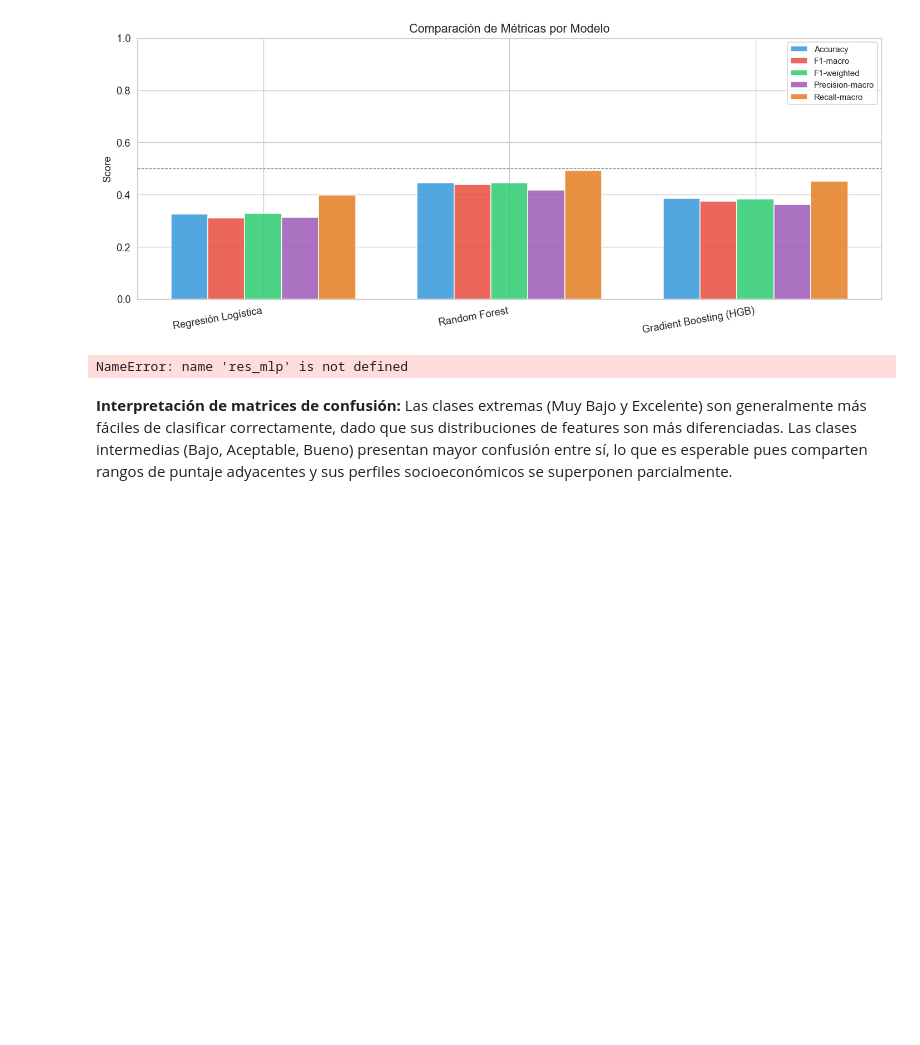
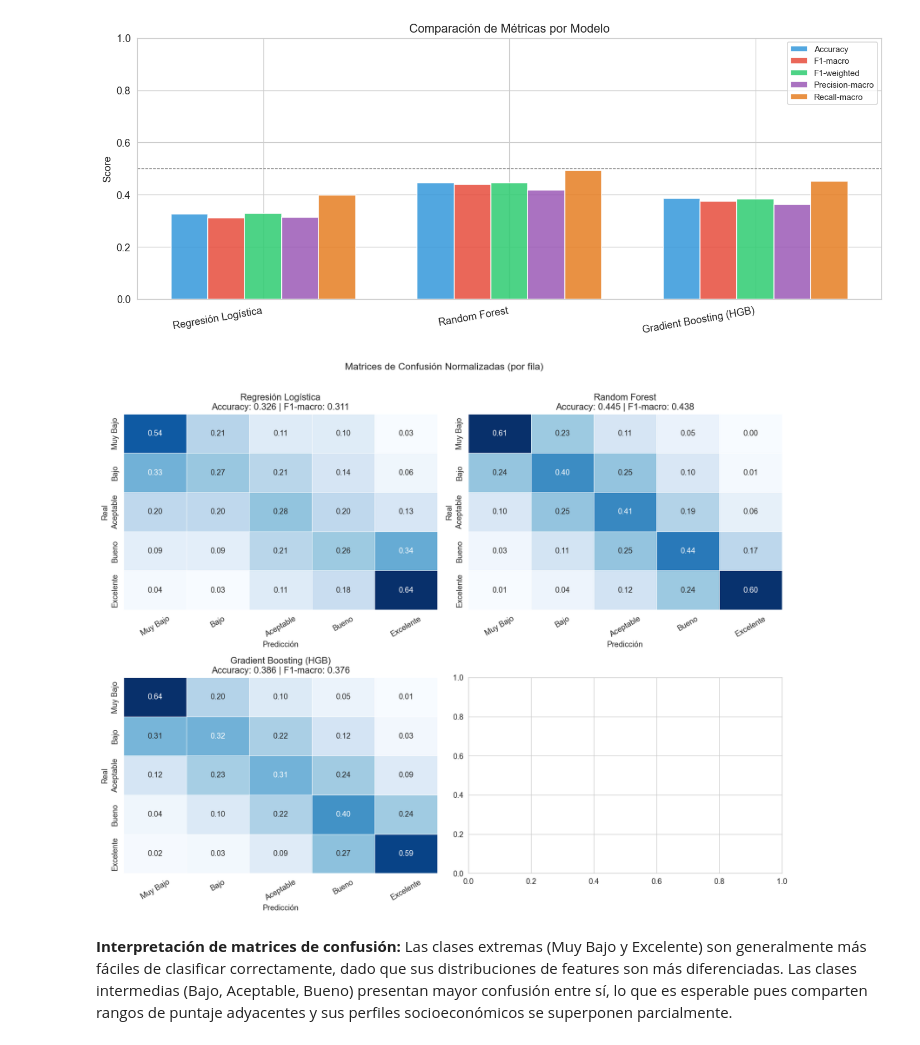
Before and after one commit to ccarvajalesc/PUJ-ML-Proyecto, a Jupyter notebook: Notebooks/Saber11_ML_Proyecto.ipynb, the cells around one changed output. Drawn from its saved outputs; the diff is of its cells as text; code cells hidden in the pictures; blank space fills up the shorter version.

```diff
--- a/Notebooks/Saber11_ML_Proyecto.ipynb
+++ b/Notebooks/Saber11_ML_Proyecto.ipynb
@@ -992,31 +1108,31 @@ plt.show()
 [figure]
 # %%
 # ─── Matrices de confusión para todos los modelos ─────────────────────────────
-all_results = [res_lr, res_rf, res_hgb, res_mlp]
+all_results = [res_lr, res_rf, res_hgb] #res_mlp]
 
 fig, axes = plt.subplots(2, 2, figsize=(14, 11))
 axes = axes.flatten()
 
 for ax, res in zip(axes, all_results):
     cm = confusion_matrix(y_test, res['y_pred'], labels=CLASSES)
     cm_norm = cm.astype(float) / cm.sum(axis=1, keepdims=True)
 
     sns.heatmap(
         cm_norm, annot=True, fmt='.2f',
         xticklabels=CLASSES, yticklabels=CLASSES,
         cmap='Blues', ax=ax, cbar=False,
         linewidths=0.5, linecolor='white'
     )
     ax.set_title(f"{res['Modelo']}\nAccuracy: {res['Accuracy']:.3f} | F1-macro: {res['F1-macro']:.3f}")
     ax.set_xlabel('Predicción')
     ax.set_ylabel('Real')
     ax.tick_params(axis='x', rotation=30)
 
 plt.suptitle('Matrices de Confusión Normalizadas (por fila)', fontsize=14, y=1.01)
 plt.tight_layout()
 plt.show()
 # %% [output]
-NameError: name 'res_mlp' is not defined
+[figure, added]
 # %% [markdown]
 **Interpretación de matrices de confusión:** Las clases extremas (Muy Bajo y Excelente) son generalmente más fáciles de clasificar correctamente, dado que sus distribuciones de features son más diferenciadas. Las clases intermedias (Bajo, Aceptable, Bueno) presentan mayor confusión entre sí, lo que es esperable pues comparten rangos de puntaje adyacentes y sus perfiles socioeconómicos se superponen parcialmente.
 # %%
```
Also changed, not shown: parts of 18 cells of this notebook, 3 other files.
